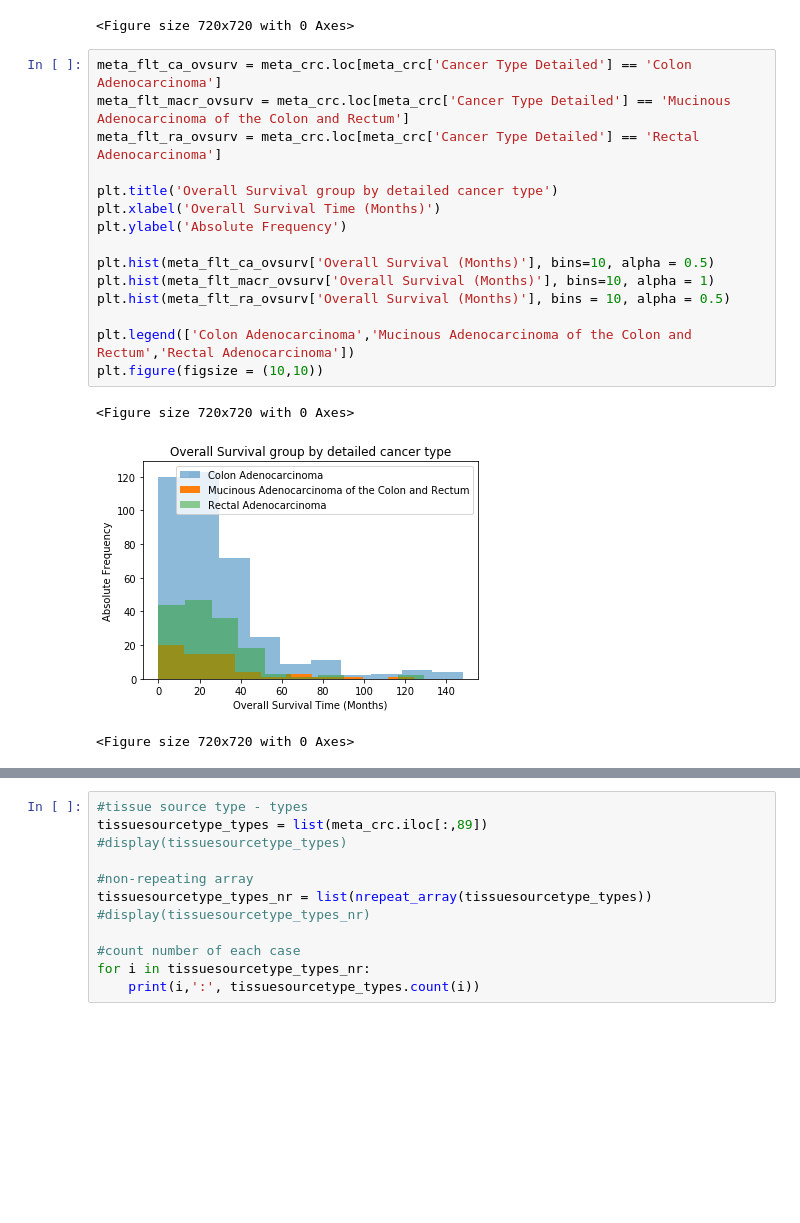
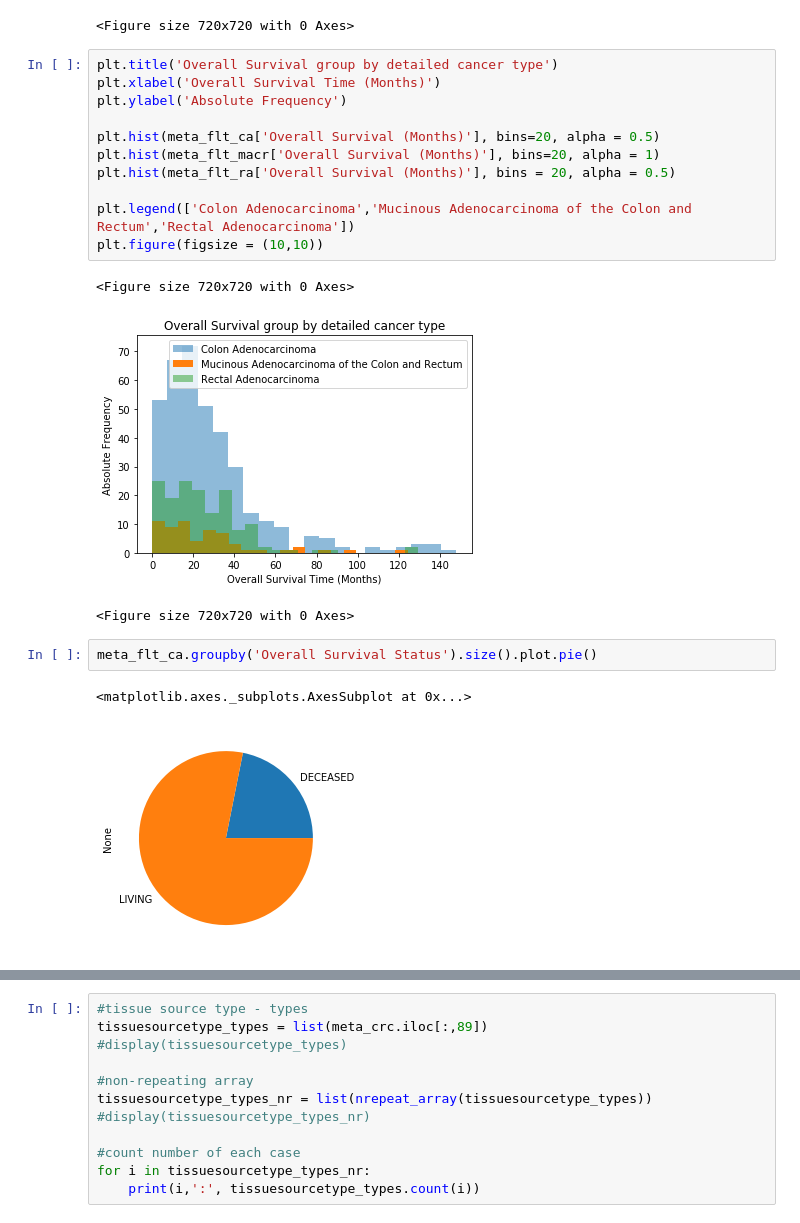
Before and after one commit to edgar-pinto/MEBIOM_BIOINF, a Jupyter notebook: dataset1.ipynb, the cells around one changed output, grey strips where cells are left out. Cells and saved outputs as stored; diff of their text form; blank space fills up the shorter version.

```diff
--- a/dataset1.ipynb
+++ b/dataset1.ipynb
@@ -493,21 +487,22 @@ plt.figure(figsize = (10,10))
 [figure]
 <Figure size 720x720 with 0 Axes>
 # %%
-meta_flt_ca_ovsurv = meta_crc.loc[meta_crc['Cancer Type Detailed'] == 'Colon Adenocarcinoma']
-meta_flt_macr_ovsurv = meta_crc.loc[meta_crc['Cancer Type Detailed'] == 'Mucinous Adenocarcinoma of the Colon and Rectum']
-meta_flt_ra_ovsurv = meta_crc.loc[meta_crc['Cancer Type Detailed'] == 'Rectal Adenocarcinoma']
-
 plt.title('Overall Survival group by detailed cancer type')
 plt.xlabel('Overall Survival Time (Months)')
 plt.ylabel('Absolute Frequency')
 
-plt.hist(meta_flt_ca_ovsurv['Overall Survival (Months)'], bins=10, alpha = 0.5)
-plt.hist(meta_flt_macr_ovsurv['Overall Survival (Months)'], bins=10, alpha = 1)
-plt.hist(meta_flt_ra_ovsurv['Overall Survival (Months)'], bins = 10, alpha = 0.5)
+plt.hist(meta_flt_ca['Overall Survival (Months)'], bins=20, alpha = 0.5)
+plt.hist(meta_flt_macr['Overall Survival (Months)'], bins=20, alpha = 1)
+plt.hist(meta_flt_ra['Overall Survival (Months)'], bins = 20, alpha = 0.5)
 
 plt.legend(['Colon Adenocarcinoma','Mucinous Adenocarcinoma of the Colon and Rectum','Rectal Adenocarcinoma'])
 plt.figure(figsize = (10,10))
 # %% [output]
 <Figure size 720x720 with 0 Axes>
-[figure, old version]
+[figure, new version]
 <Figure size 720x720 with 0 Axes>
+# %%
+meta_flt_ca.groupby('Overall Survival Status').size().plot.pie()
+# %% [output]
+<matplotlib.axes._subplots.AxesSubplot at 0x...>
+[figure, added]
```
Also changed, not shown: parts of 11 cells of this notebook.
